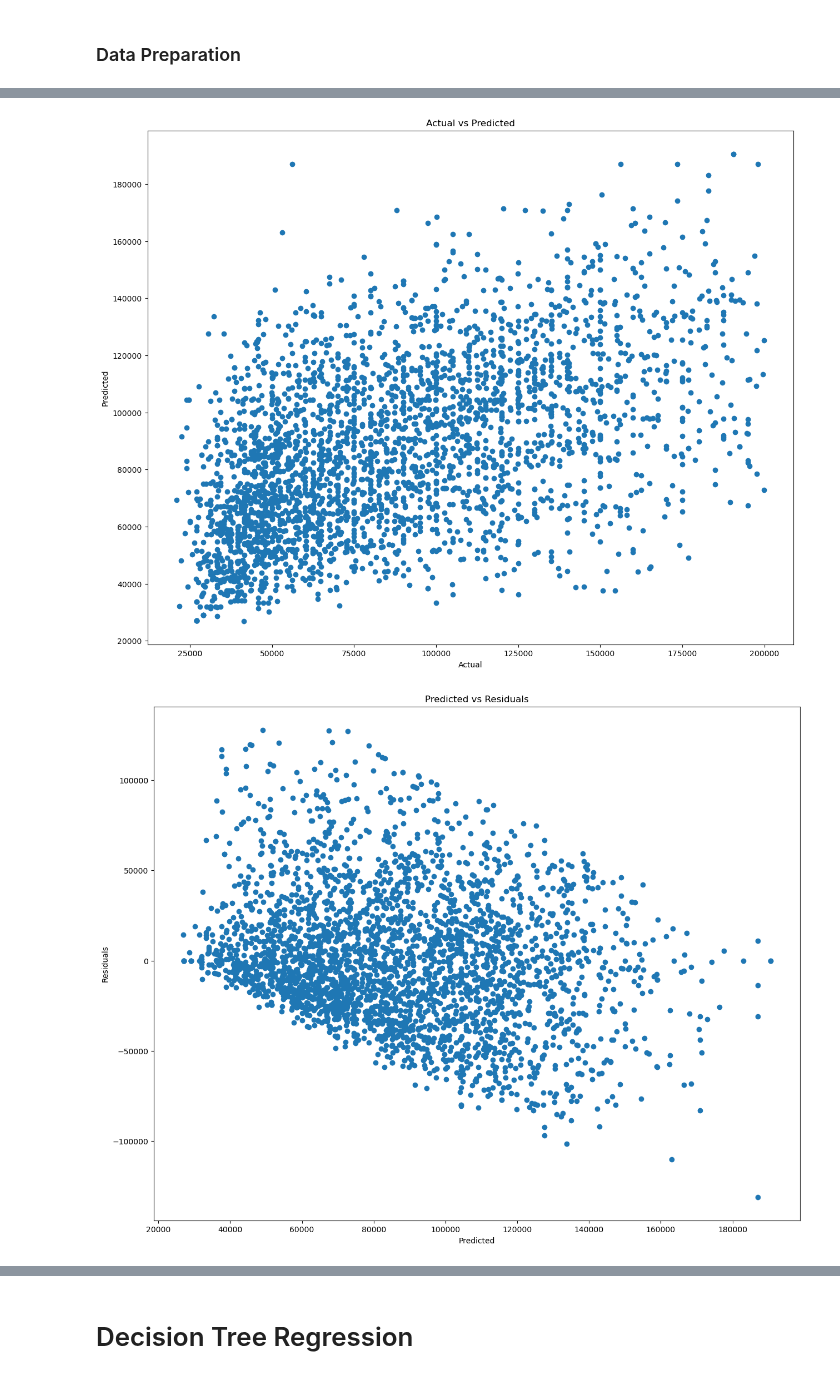
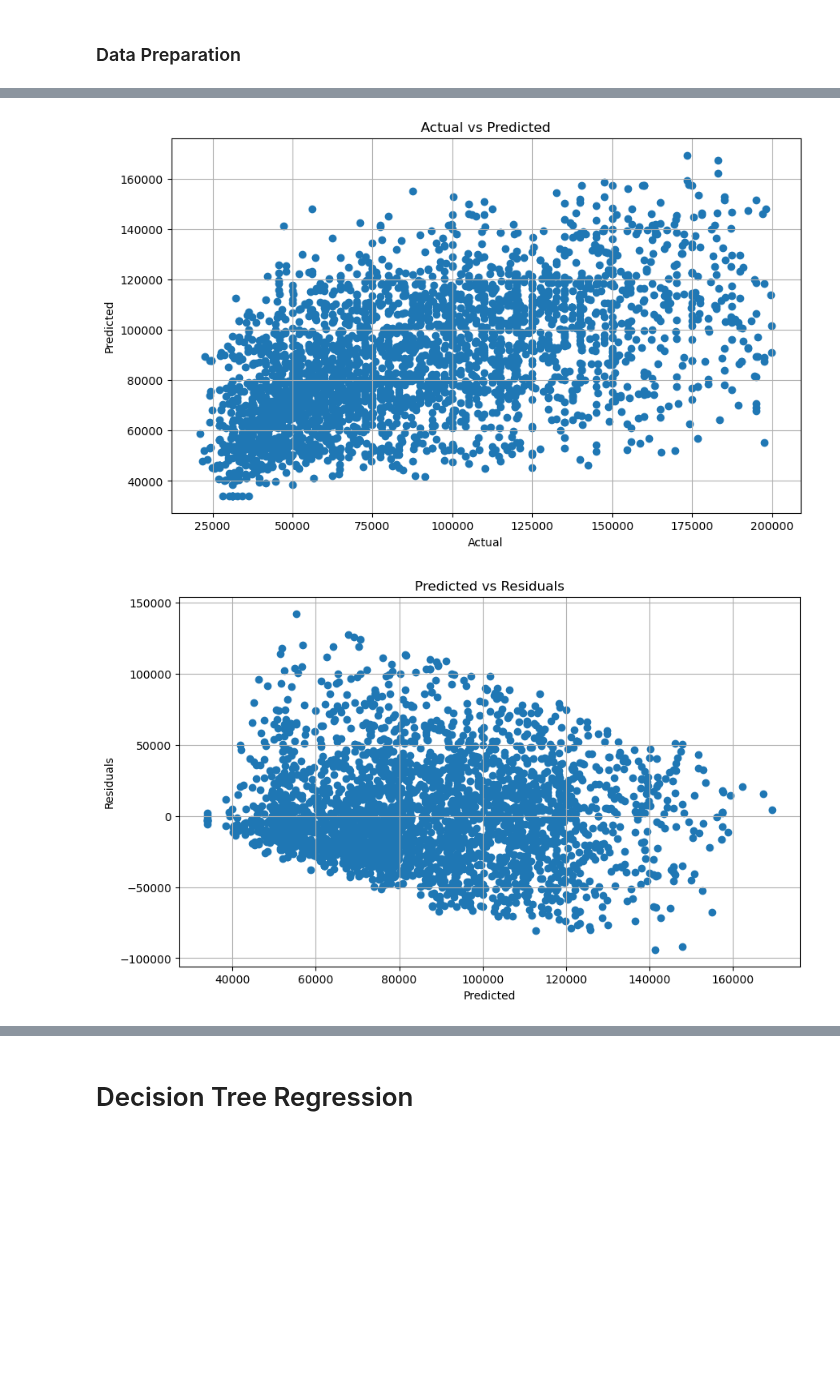
Before and after one commit to Qubi0-0/LinkedInJobSalaryPredict, a Jupyter notebook: model_testing.ipynb, the cells around one changed output, grey strips where cells are left out. Drawn from its saved outputs; the diff is of its cells as text; code cells hidden in the pictures; blank space fills up the shorter version.

```diff
--- a/model_testing.ipynb
+++ b/model_testing.ipynb
@@ -53,6 +54,6 @@ jobs_df_copy = jobs_df.copy()
 jobs_df_copy = jobs_df_copy.drop(['st_code'], axis=1)
 
 y = jobs_df['med_sal'].values
-X = jobs_df[['Flw_Cnt', 'Is_Supvsr', 'is_remote', 'views', 'mean_sal_by_xp_lvl', 'mean_sal_by_xp_lvl']].values
+X = jobs_df[['Flw_Cnt', 'Is_Supvsr', 'is_remote', 'views', 'mean_sal_by_xp_lvl', 'mean_sal_by_xp_lvl', 'mean_sal_by_wrk_type']].values
 # %%
 from sklearn.neighbors import KNeighborsRegressor
@@ -91,23 +128,36 @@ Mean RMSE:  36577.8358949774
 # %%
 import matplotlib.pyplot as plt
 
+# Use the best estimator from the grid search to make predictions
+best_regressor = grid.best_estimator_
+y_pred_best = best_regressor.predict(X_test_scaled)
 
-plt.figure(figsize=(15, 12))
-plt.scatter(y_test, y_pred)
+# Reshape y_pred_best to a 2D array
+y_pred_best = y_pred_best.reshape(-1, 1)
+
+y_pred_best = scaler.inverse_transform(y_pred_best)
+y_pred_best = y_pred_best.flatten()
+
+# Plot predicted vs actual values
+plt.figure(figsize=(10, 6))
+plt.scatter(y_test, y_pred_best)
 plt.xlabel('Actual')
 plt.ylabel('Predicted')
 plt.title('Actual vs Predicted')
+plt.grid(True)
 plt.show()
 
-plt.figure(figsize=(15, 12))
-plt.scatter(y_pred, y_test - y_pred)
+# Plot residuals
+plt.figure(figsize=(10, 6))
+plt.scatter(y_pred_best, y_test - y_pred_best)
 plt.xlabel('Predicted')
 plt.ylabel('Residuals')
 plt.title('Predicted vs Residuals')
+plt.grid(True)
 plt.show()
 # %% [output]
-[figure, old version]
+[figure, new version]
-[figure, old version]
+[figure, new version]
 # %% [markdown]
 The provided Python code is performing a regression task using a K-Nearest Neighbors (KNN) model to predict median salaries based on several job features. The code includes data preprocessing (such as feature scaling and splitting the data into training and testing sets), model training, prediction, and evaluation using Mean Squared Error (MSE) and cross-validation.
 
```
Also changed, not shown: parts of 7 cells of this notebook.
